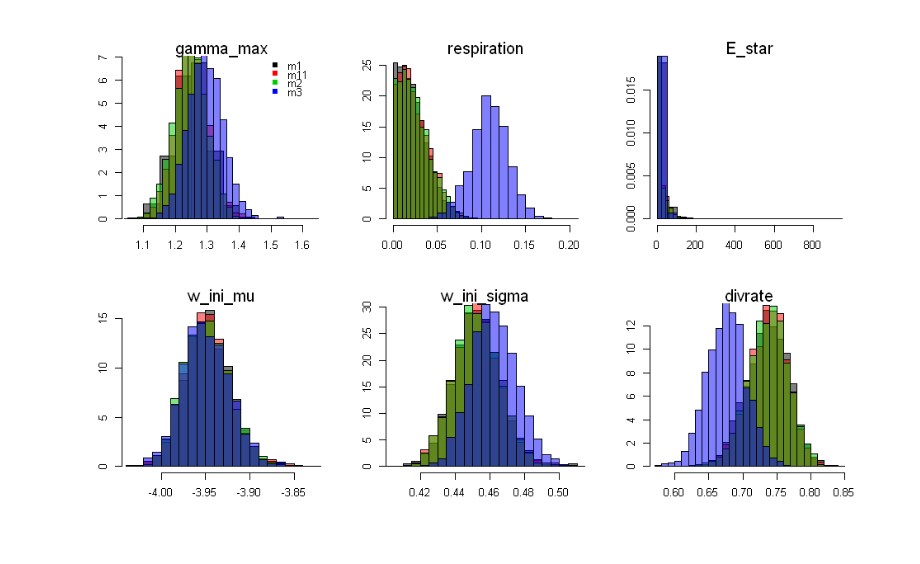
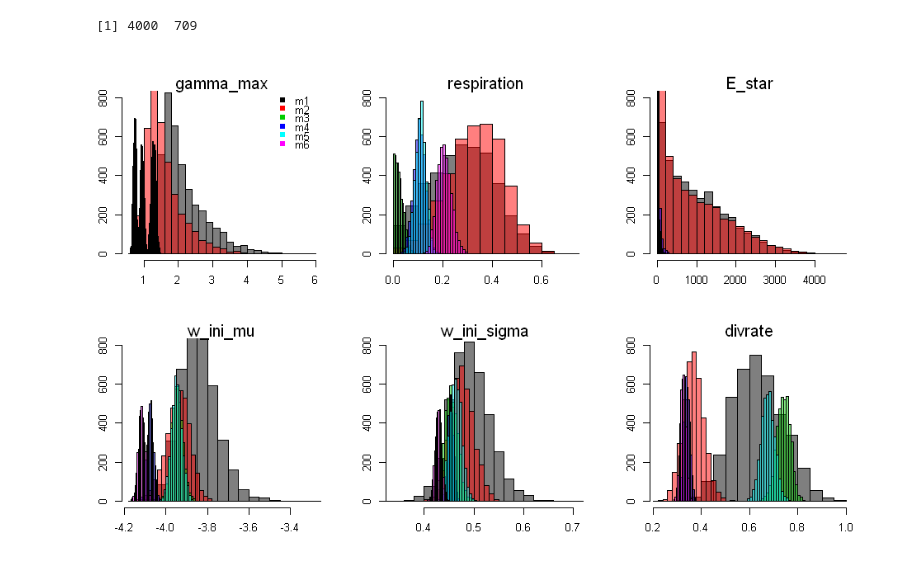
Before and after one commit to fribalet/Bayesian-matrixmodel, a Jupyter notebook: parameter_plots/analysis.ipynb, the cells around one changed output. Saved outputs shown, nothing was run; the diff lists cells and outputs as text; code cells hidden in the pictures.

Commit message:
new models to compare

```diff
--- a/parameter_plots/analysis.ipynb
+++ b/parameter_plots/analysis.ipynb
@@ -1,18 +1,22 @@
 # %%
-models <- c('m1','m11','m2','m3')
+models <- c('m1','m2','m3','m4','m5','m6')
 
 SF=ZN <- list()
 for(i in 1:length(models)){
     SF[[i]] <- read.csv(paste('fit',models[i],'seaflow.csv',sep='_'))
     ZN[[i]] <- read.csv(paste('fit',models[i],'zinser.csv',sep='_'))
 }
+# %%
+dim(ZN[[1]])
+# %% [output]
+[1] 4000  709
 # %%
 pars <- c('gamma_max','respiration','E_star','w_ini_mu','w_ini_sigma','divrate')
 
-PARS_sf=PARS_zn   <- array(NA,dim=c(nrow(zn),length(pars),length(models)))
+PARS_sf=PARS_zn   <- array(NA,dim=c(dim(ZN[[1]])[1],length(pars),length(models)))
 #colnames(pars_sf)=colnames(pars_zn) <- pars
 for(j in 1:length(models)){
-    pars_sf=pars_zn                     <- matrix(NA,nrow(zn),length(pars))
+    pars_sf=pars_zn                     <- matrix(NA,dim(ZN[[1]])[1],length(pars))
     colnames(pars_sf)=colnames(pars_zn) <- pars
     for(i in 1:length(pars)){
         pars_sf[,i] <- SF[[j]][,grep(pars[i],colnames(SF[[j]]))]
@@ -24,14 +28,15 @@ for(j in 1:length(models)){
 # %%
 options(repr.plot.width=8, repr.plot.height=5)
 par(mfrow=c(2,3),mar=c(3,2,3,3))
 for(i in 1:length(pars)){
-    hist(PARS_sf[,i,1],main='',breaks=20,xlab='',freq=FALSE,xlim=range(c(PARS_sf[,i,])),col=adjustcolor('black',alpha.f=0.5))
+    hist(PARS_sf[,i,1],main='',breaks=20,xlab='',freq=TRUE,
+         xlim=range(c(PARS_sf[,i,])),col=adjustcolor('black',alpha.f=0.5),ylim=c(0,800))
     for(j in 2:length(models)){
-        hist(PARS_sf[,i,j],main='',,breaks=20,xlab='',freq=FALSE,col=adjustcolor(j,alpha.f=0.5),add=TRUE)
+        hist(PARS_sf[,i,j],main='',,breaks=20,xlab='',freq=TRUE,col=adjustcolor(j,alpha.f=0.5),add=TRUE)
     }
     mtext(pars[i])
     if(i==1)
         legend('topright',legend=models,col=1:length(models),pch=15,bty='n')
 }
 # %% [output]
-[figure, old version]
+[figure, new version]
```
Also changed, not shown: parts of 3 cells of this notebook, 1 other file.
